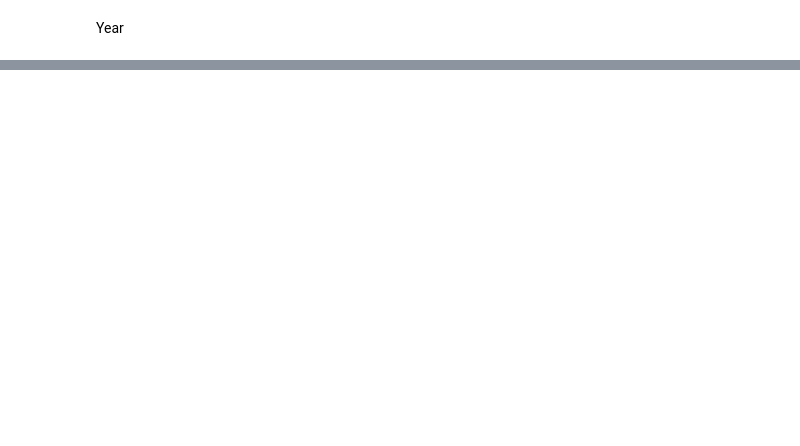
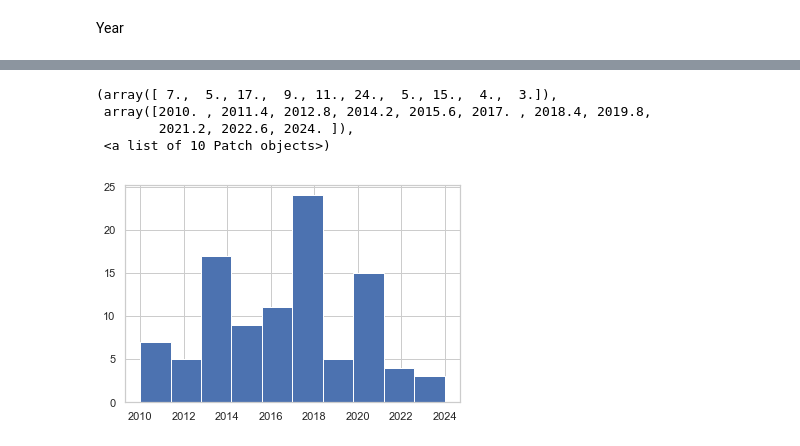
Before and after one commit to bexiturley/Programming-for-Data-Analysis-Project-2019, a Jupyter notebook: nct.ipynb, the cells around one changed output, grey strips where cells are left out. Drawn from its saved outputs; the diff is of its cells as text; code cells hidden in the pictures; blank space fills up the shorter version.

```diff
--- a/nct.ipynb
+++ b/nct.ipynb
@@ -515,0 +535,3 @@ Text(0.5, 0, 'Year of Manufacture')
+# %%
+gw = np.random.normal(2017, 3, 100).round(0)  # 2017 is the mean, 3 is standard deviation, 100 is the size of the sample
+gw
@@ -515,0 +551,8 @@ Text(0.5, 0, 'Year of Manufacture')
+# %%
+plt.hist(gw) #plot the histogram of the random data to view the distribution of data
+# %% [output]
+(array([ 7.,  5., 17.,  9., 11., 24.,  5., 15.,  4.,  3.]),
+ array([2010. , 2011.4, 2012.8, 2014.2, 2015.6, 2017. , 2018.4, 2019.8,
+        2021.2, 2022.6, 2024. ]),
+ <a list of 10 Patch objects>)
+[figure, added]
```
Also changed, not shown: parts of 29 cells of this notebook, 2 other files.
